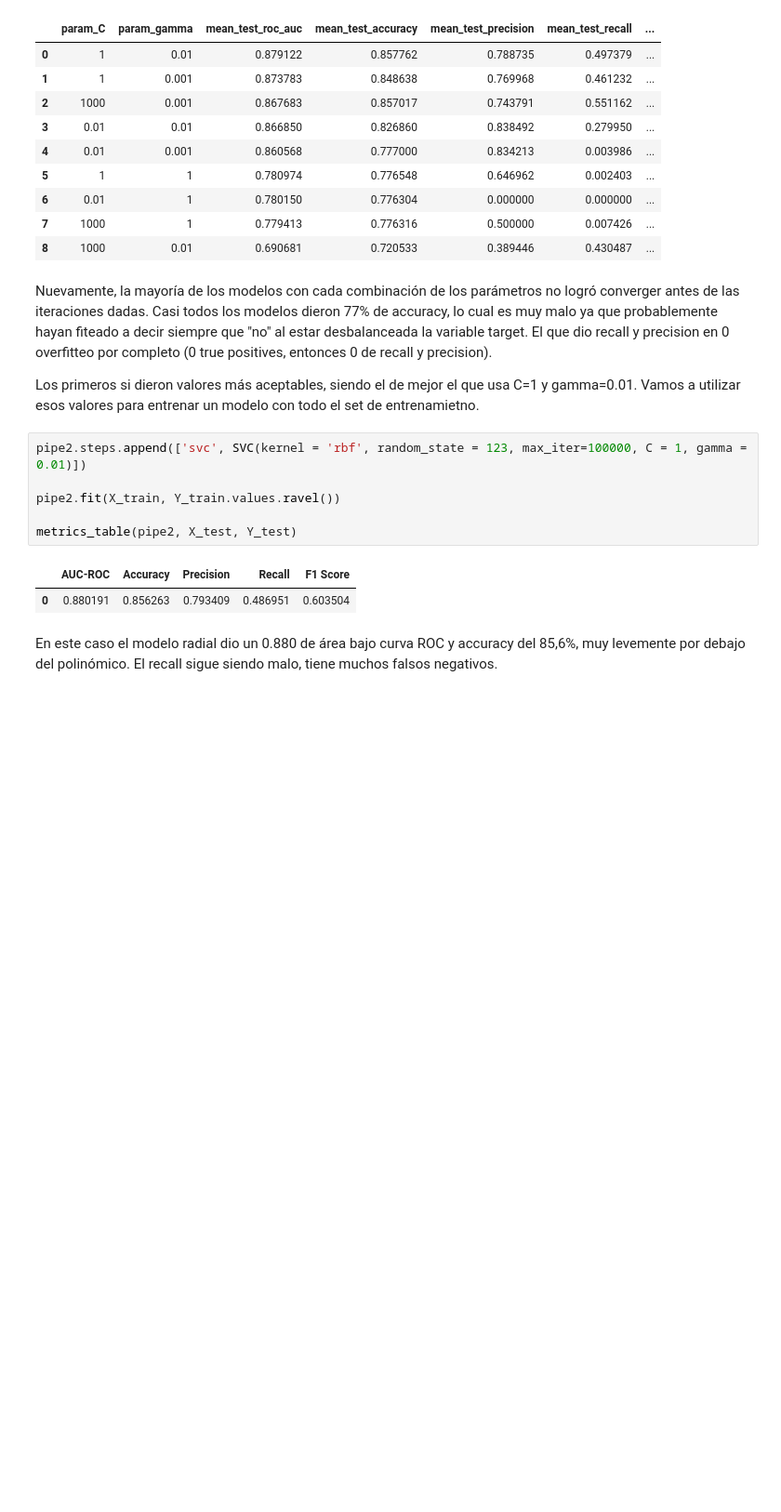
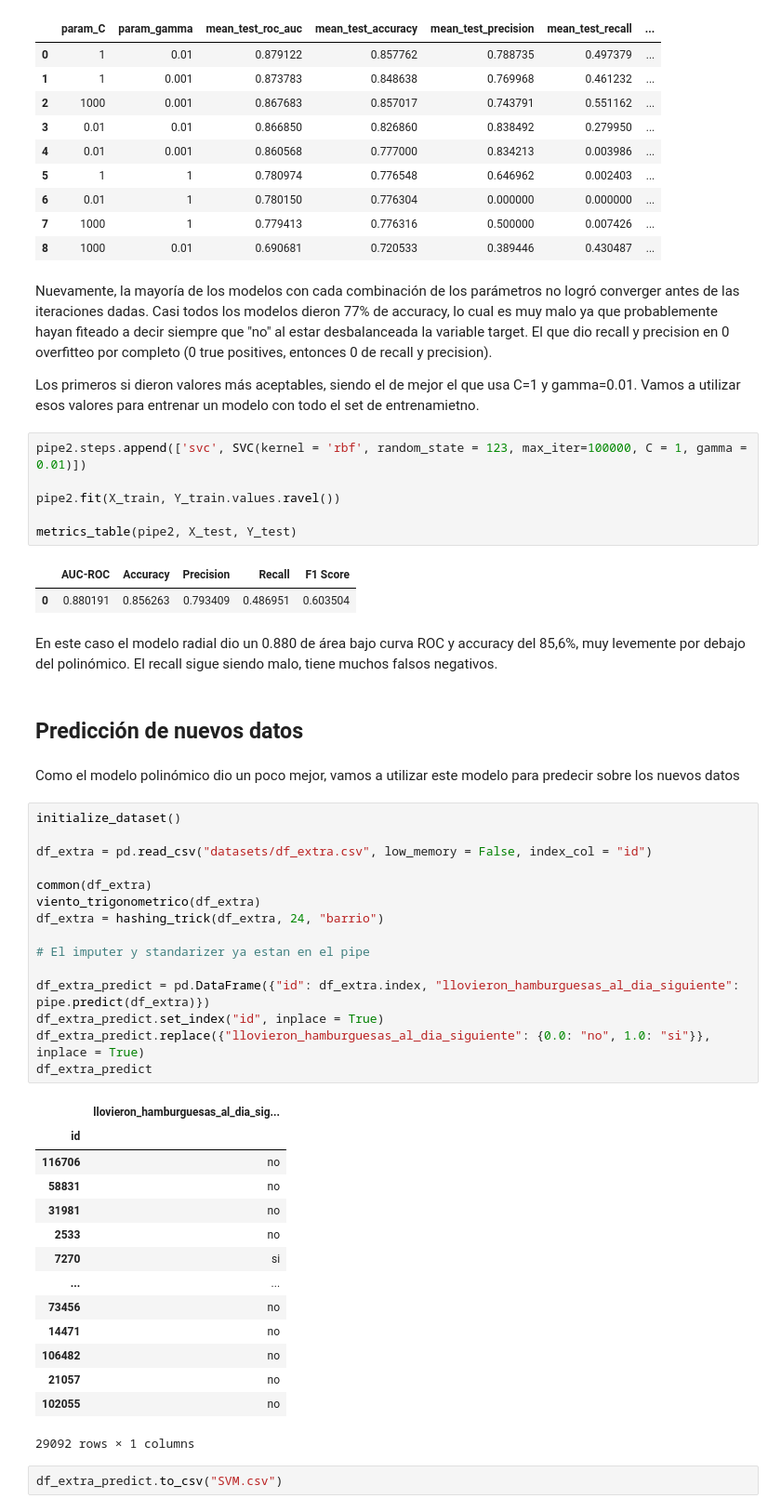
Before and after one commit to fdelu/orga-de-datos, a Jupyter notebook: parte_2/SVM.ipynb, the cells around one changed output. Shown at 93% size. Drawn from its saved outputs; the diff is of its cells as text; blank space fills up the shorter version.

Commit message:
Agrego prediccion de SVM con dataset extra

```diff
--- a/parte_2/SVM.ipynb
+++ b/parte_2/SVM.ipynb
@@ -189,3 +193,39 @@ metrics_table(pipe2, X_test, Y_test)
 | 0 | 0.880191 | 0.856263 | 0.793409 | 0.486951 | 0.603504 |
 # %% [markdown]
 En este caso el modelo radial dio un 0.880 de área bajo curva ROC y accuracy del 85,6%, muy levemente por debajo del polinómico. El  recall sigue siendo malo, tiene muchos falsos negativos.
+# %% [markdown]
+## Predicción de nuevos datos
+# %% [markdown]
+Como el modelo polinómico dio un poco mejor, vamos a utilizar este modelo para predecir sobre los nuevos datos
+# %%
+initialize_dataset()
+
+df_extra = pd.read_csv("datasets/df_extra.csv", low_memory = False, index_col = "id")
+
+common(df_extra)
+viento_trigonometrico(df_extra)
+df_extra = hashing_trick(df_extra, 24, "barrio")
+
+# El imputer y standarizer ya estan en el pipe
+
+df_extra_predict = pd.DataFrame({"id": df_extra.index, "llovieron_hamburguesas_al_dia_siguiente": pipe.predict(df_extra)})
+df_extra_predict.set_index("id", inplace = True)
+df_extra_predict.replace({"llovieron_hamburguesas_al_dia_siguiente": {0.0: "no", 1.0: "si"}}, inplace = True)
+df_extra_predict
+# %% [output]
+|  | llovieron_hamburguesas_al_dia_sig... |
+| id |  |
+| 116706 | no |
+| 58831 | no |
+| 31981 | no |
+| 2533 | no |
+| 7270 | si |
+| ... | ... |
+| 73456 | no |
+| 14471 | no |
+| 106482 | no |
+| 21057 | no |
+| 102055 | no |
+29092 rows × 1 columns
+# %%
+df_extra_predict.to_csv("SVM.csv")
```
Also changed, not shown: parts of 2 cells of this notebook, 3 other files.
